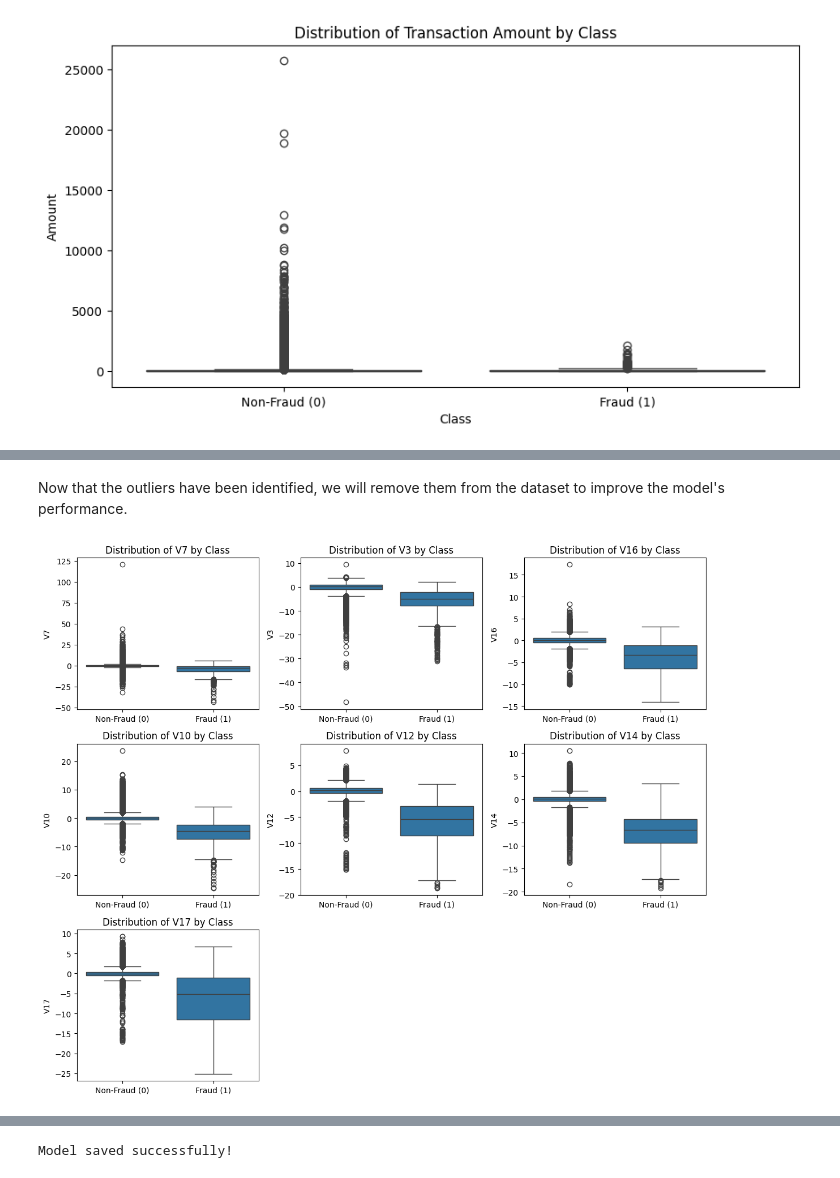
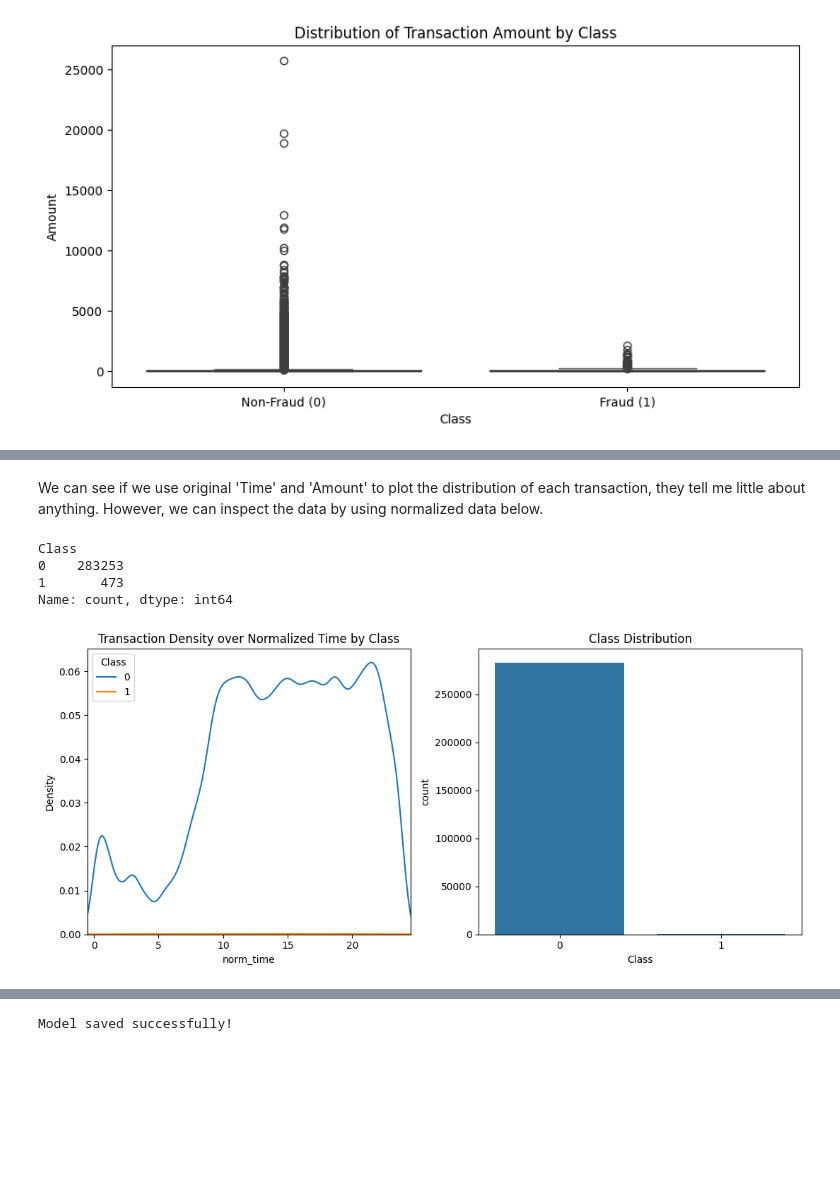
Before and after one commit to zcry332/Neural_Network, a Jupyter notebook: NN_BankingProject_G3.ipynb, the cells around one changed output, grey strips where cells are left out. Cells and saved outputs as stored; diff of their text form; code cells hidden in the pictures; blank space fills up the shorter version.

```diff
--- a/NN_BankingProject_G3.ipynb
+++ b/NN_BankingProject_G3.ipynb
@@ -186,19 +145,28 @@ First 5 outliers:
-# %% [markdown]
-Now that the outliers have been identified, we will remove them from the dataset to improve the model's performance.
-# %%
-plt.figure(figsize=(12, 10))
-for i, feature in enumerate(df_subset):
-    plt.subplot(3, 3, i + 1)
-    sns.boxplot(x='Class', y=feature, data=df)
-    plt.title(f'Distribution of {feature} by Class')
-    plt.xlabel('')
-    plt.ylabel(feature)
-    plt.xticks([0, 1], ['Non-Fraud (0)', 'Fraud (1)'])
-
-plt.tight_layout()
-plt.show()
-
-
-# EDA completed
-# %% [output]
-[figure, removed]
+# %% [markdown]
+We can see if we use original 'Time' and 'Amount' to plot the distribution of each transaction, they tell me little about anything. However, we can inspect the data by using normalized data below.
+# %%
+# Since it is hard to visually have a concept that how inblance the data frame is, we can count the value in each 'Class'
+class_counts = df['Class'].value_counts()
+print(class_counts)
+# %% [output]
+Class
+0    283253
+1       473
+Name: count, dtype: int64
+# %%
+# Now we have a impression that the Fraud transaction is just teenie tiny chunk of observations in the data frame
+# Let's plot again with the normalized time and amount
+
+fig, axs = plt.subplots(1, 2, figsize=(11, 5))
+
+# KDE Plot for Time.
+sns.kdeplot(data=df, x='norm_time', hue='Class', ax=axs[0]).set(title="Transaction Density over Normalized Time by Class", xlim=(-0.5,24.5))
+
+# Count Plot for Class Balance
+# Changed x to 'Class' to correctly show the number of samples per class
+sns.countplot(data=df, x='Class', fill = 'Class', ax=axs[1]).set(title ='Class Distribution')
+
+plt.tight_layout()
+plt.show()
+# %% [output]
+[figure, added]
```
Also changed, not shown: parts of 39 cells of this notebook.
